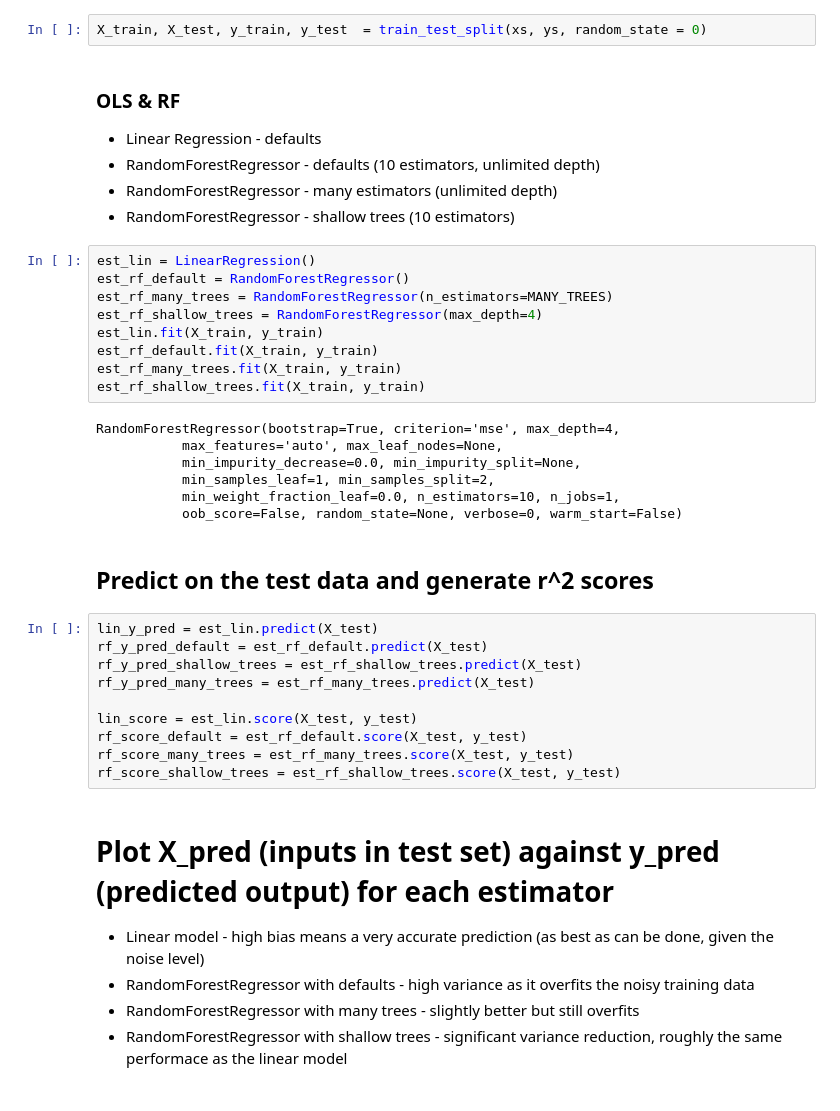
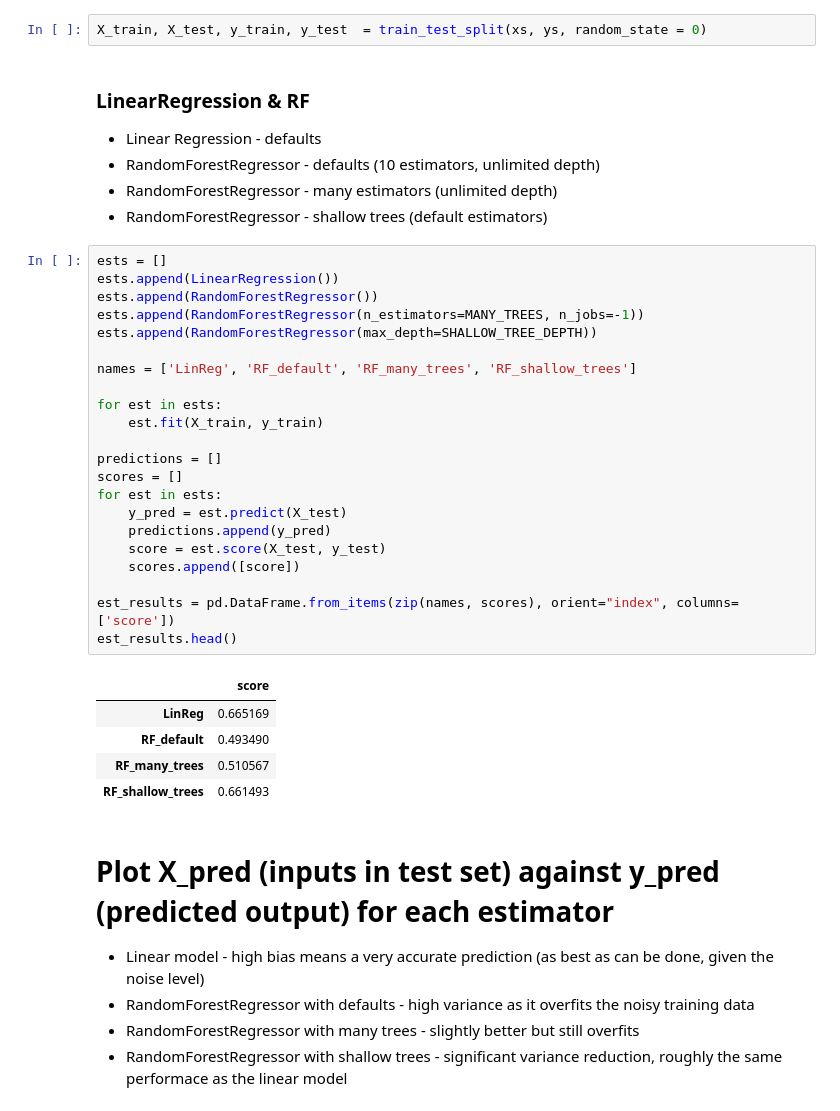
Before and after one commit to ianozsvald/data_science_delivered, a Jupyter notebook: ml_noisy_linear_signal_with_linear_and_randomforest_models.ipynb, the cells around one changed output. Saved outputs shown, nothing was run; the diff lists cells and outputs as text.

```diff
--- a/ml_noisy_linear_signal_with_linear_and_randomforest_models.ipynb
+++ b/ml_noisy_linear_signal_with_linear_and_randomforest_models.ipynb
@@ -38,40 +42,40 @@ ax.set(xlabel="Input x", ylabel="Desired output y == x+noise");
 # %%
 X_train, X_test, y_train, y_test  = train_test_split(xs, ys, random_state = 0)
 # %% [markdown]
-### OLS & RF
+### LinearRegression & RF
 
 * Linear Regression - defaults
 * RandomForestRegressor - defaults (10 estimators, unlimited depth)
 * RandomForestRegressor - many estimators (unlimited depth)
-* RandomForestRegressor - shallow trees (10 estimators)
+* RandomForestRegressor - shallow trees (default estimators)
-# %%
-est_lin = LinearRegression()
-est_rf_default = RandomForestRegressor()
-est_rf_many_trees = RandomForestRegressor(n_estimators=MANY_TREES)
-est_rf_shallow_trees = RandomForestRegressor(max_depth=4)
-est_lin.fit(X_train, y_train)
-est_rf_default.fit(X_train, y_train)
-est_rf_many_trees.fit(X_train, y_train)
-est_rf_shallow_trees.fit(X_train, y_train)
-# %% [output]
-RandomForestRegressor(bootstrap=True, criterion='mse', max_depth=4,
-           max_features='auto', max_leaf_nodes=None,
-           min_impurity_decrease=0.0, min_impurity_split=None,
-           min_samples_leaf=1, min_samples_split=2,
-           min_weight_fraction_leaf=0.0, n_estimators=10, n_jobs=1,
-           oob_score=False, random_state=None, verbose=0, warm_start=False)
-# %% [markdown]
-## Predict on the test data and generate r^2 scores
-# %%
-lin_y_pred = est_lin.predict(X_test)
-rf_y_pred_default = est_rf_default.predict(X_test)
-rf_y_pred_shallow_trees = est_rf_shallow_trees.predict(X_test)
-rf_y_pred_many_trees = est_rf_many_trees.predict(X_test)
-
-lin_score = est_lin.score(X_test, y_test)
-rf_score_default = est_rf_default.score(X_test, y_test)
-rf_score_many_trees = est_rf_many_trees.score(X_test, y_test)
-rf_score_shallow_trees = est_rf_shallow_trees.score(X_test, y_test)
+# %%
+ests = []
+ests.append(LinearRegression())
+ests.append(RandomForestRegressor())
+ests.append(RandomForestRegressor(n_estimators=MANY_TREES, n_jobs=-1))
+ests.append(RandomForestRegressor(max_depth=SHALLOW_TREE_DEPTH))
+
+names = ['LinReg', 'RF_default', 'RF_many_trees', 'RF_shallow_trees']
+
+for est in ests:
+    est.fit(X_train, y_train)
+
+predictions = []
+scores = []
+for est in ests:
+    y_pred = est.predict(X_test)
+    predictions.append(y_pred)
+    score = est.score(X_test, y_test)
+    scores.append([score])
+
+est_results = pd.DataFrame.from_items(zip(names, scores), orient="index", columns=['score'])
+est_results.head()
+# %% [output]
+|  | score |
+| LinReg | 0.665169 |
+| RF_default | 0.493490 |
+| RF_many_trees | 0.510567 |
+| RF_shallow_trees | 0.661493 |
 # %% [markdown]
 # Plot X_pred (inputs in test set)  against y_pred (predicted output) for each estimator
 
```
Also changed, not shown: parts of 18 cells of this notebook.
